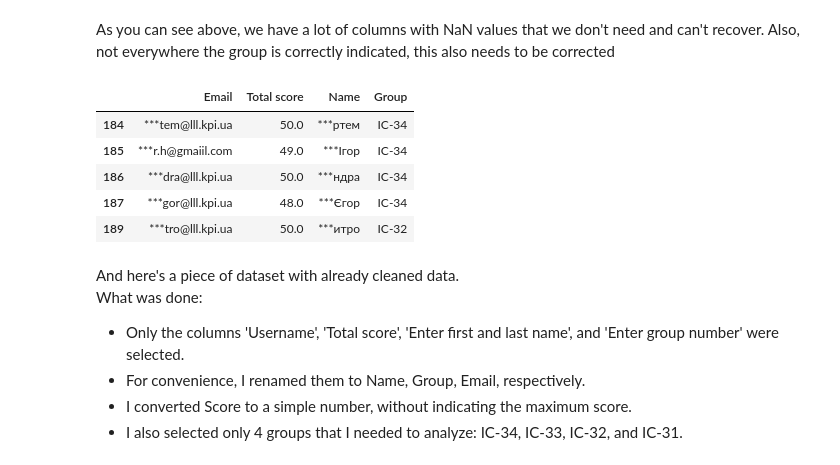
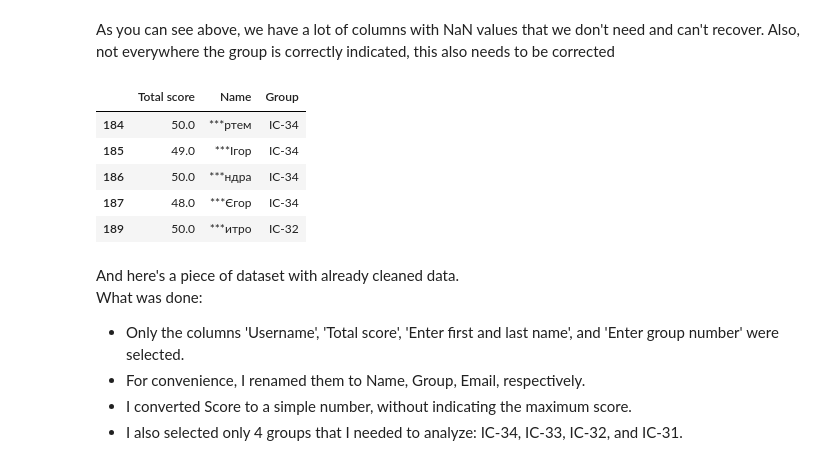
Before and after one commit to Ak1yamaKiyoshi/course-data-science, a Jupyter notebook: src/EDA KPI/OP EDA/main.ipynb, the cells around one changed output. Drawn from its saved outputs; the diff is of its cells as text; code cells hidden in the pictures.

```diff
--- a/src/EDA KPI/OP EDA/main.ipynb
+++ b/src/EDA KPI/OP EDA/main.ipynb
@@ -30,0 +17,6 @@ Index(['Timestamp', 'Username', 'Total score', 'Введіть прізвище
+# %%
+df = pd.read_csv('mkrop2.csv')
+df = df.drop('Username', axis=1) # we don't want to show personal data)
+# Names too
+df['Введіть прізвище та ім\'я'] = df['Введіть прізвище та ім\'я'].apply(lambda x:  '***' + x[-4:] if isinstance(x, str) else x)
+df.columns
@@ -42,22 +46,19 @@ df.sample(3)
 As you can see above, we have a lot of columns with NaN values that we don't need and can't recover.
 Also, not everywhere the group is correctly indicated, this also needs to be corrected
 # %%
-df = df[['Username', 'Total score', 'Введіть прізвище та ім\'я', 'Введіть номер групи']]
+df = df[['Total score', 'Введіть прізвище та ім\'я', 'Введіть номер групи']]
 df.dropna(inplace=True)
-df.rename(columns={'Введіть прізвище та ім\'я': 'Name', 'Введіть номер групи': 'Group', 'Username':'Email'}, inplace=True)
+df.rename(columns={'Введіть прізвище та ім\'я': 'Name', 'Введіть номер групи': 'Group'}, inplace=True)
 df['Total score'] = df['Total score'].str.replace(' / 50', '').astype(float)
 df = df[df['Group'].isin(["ІС-34", "ІС-33", "ІС-32", "ІС-31"])]
-# Replace Emails and Names because it's personal data
-df['Name'] = df['Name'].apply(lambda x: '***' + x[-4:])
-df['Email'] = df['Email'].apply(lambda x: '***' + x[-14:])
 df.head(5)
 # %% [output]
-|  | Email | Total score | Name | Group |
-| 184 | ***tem@lll.kpi.ua | 50.0 | ***ртем | ІС-34 |
-| 185 | ***r.h@gmaiil.com | 49.0 | ***Ігор | ІС-34 |
-| 186 | ***dra@lll.kpi.ua | 50.0 | ***ндра | ІС-34 |
-| 187 | ***gor@lll.kpi.ua | 48.0 | ***Єгор | ІС-34 |
-| 189 | ***tro@lll.kpi.ua | 50.0 | ***итро | ІС-32 |
+|  | Total score | Name | Group |
+| 184 | 50.0 | ***ртем | ІС-34 |
+| 185 | 49.0 | ***Ігор | ІС-34 |
+| 186 | 50.0 | ***ндра | ІС-34 |
+| 187 | 48.0 | ***Єгор | ІС-34 |
+| 189 | 50.0 | ***итро | ІС-32 |
 # %% [markdown]
 And here's a piece of dataset with already cleaned data.
 <br> What was done: <br>
```
Also changed, not shown: parts of 3 cells of this notebook.
